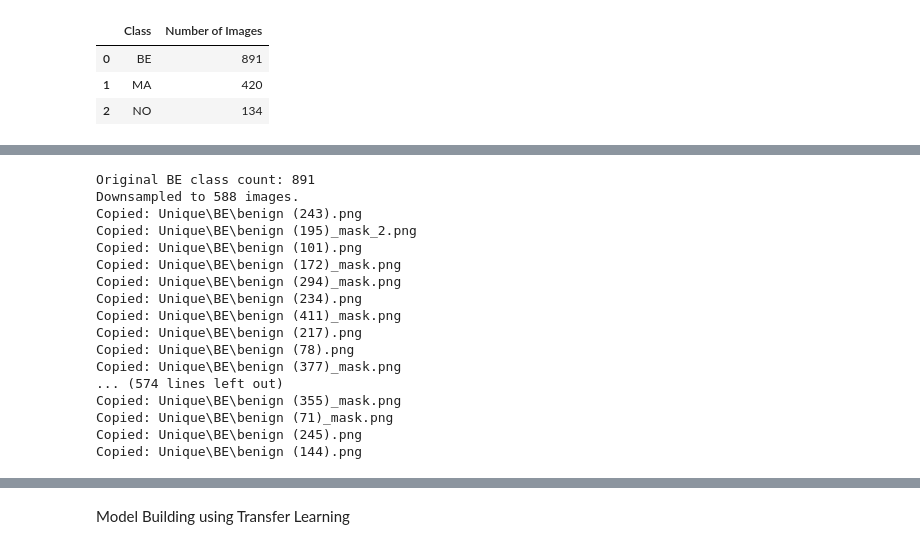
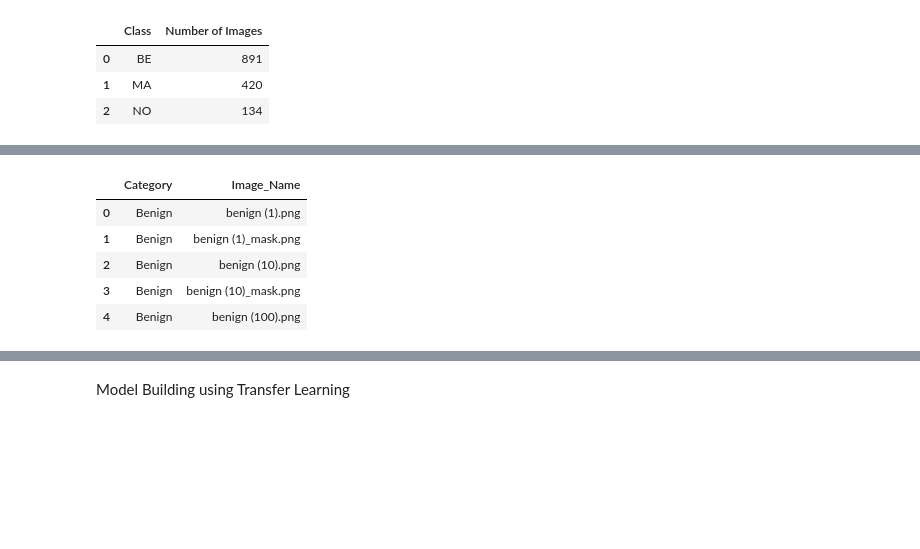
Before and after one commit to Salako07/Cancer-Tumor-Classifier, a Jupyter notebook: code.ipynb, the cells around one changed output, grey strips where cells are left out. Drawn from its saved outputs; the diff is of its cells as text; code cells hidden in the pictures; blank space fills up the shorter version.

```diff
--- a/code.ipynb
+++ b/code.ipynb
@@ -424,58 +337,22 @@ To fix the Imbalance
-# %%
-import os
-import shutil
-from sklearn.utils import resample
-
-def downsample_class(dataset_path, class_name, target_count):
-    class_path = os.path.join(dataset_path, class_name)
-
-    # Check for valid image files
-    valid_extensions = ('.png')  # Add more extensions if needed
-    images = [os.path.join(class_path, img) for img in os.listdir(class_path)
-              if img.lower().endswith(valid_extensions) and os.path.isfile(os.path.join(class_path, img))]
-
-    original_count = len(images)
-    print(f'Original {class_name} class count: {original_count}')
-
-    if original_count < target_count:
-        print(f"Warning: Only {original_count} images available. Downsampling to available count.")
-        downsampled_images = images  # Use all available images
-    else:
-        # Downsample the images
-        downsampled_images = resample(images, n_samples=target_count, random_state=40)
-        print(f"Downsampled to {len(downsampled_images)} images.")
-
-    # Move downsampled images to a new folder
-    new_dir = os.path.join(dataset_path, 'downsampled_BE', class_name)
-
-    # Clear the old folder if it exists
-    if os.path.exists(new_dir):
-        shutil.rmtree(new_dir)
-
-    os.makedirs(new_dir, exist_ok=True)
-
-    # Copy the downsampled images
-    for img in downsampled_images:
-        shutil.copy(img, new_dir)
-        print(f"Copied: {img}")  # Print the path of the copied image
-
-# Downsample BE class to 420 images
-downsample_class('Unique', 'BE', 588)
-# %% [output]
-Original BE class count: 891
-Downsampled to 588 images.
-Copied: Unique\BE\benign (243).png
-Copied: Unique\BE\benign (195)_mask_2.png
-Copied: Unique\BE\benign (101).png
-Copied: Unique\BE\benign (172)_mask.png
-Copied: Unique\BE\benign (294)_mask.png
-Copied: Unique\BE\benign (234).png
-Copied: Unique\BE\benign (411)_mask.png
-Copied: Unique\BE\benign (217).png
-Copied: Unique\BE\benign (78).png
-Copied: Unique\BE\benign (377)_mask.png
-... (574 lines left out)
-Copied: Unique\BE\benign (355)_mask.png
-Copied: Unique\BE\benign (71)_mask.png
-Copied: Unique\BE\benign (245).png
-Copied: Unique\BE\benign (144).png
+# %%
+# Count images in each folder
+benign_images = len(os.listdir('Unique\Benign'))
+malignant_images = len(os.listdir('Unique\Malignant'))
+normal_images = len(os.listdir(r'Unique\Normal'))
+
+image_data = {
+    'Category': ['Benign'] * benign_images + ['Malignant'] * malignant_images + ['Normal'] * normal_images,
+    'Image_Name': os.listdir('Unique\Benign') + os.listdir('Unique\Malignant') + os.listdir(r'Unique\Normal')
+}
+
+# Convert it to a DataFrame
+dt = pd.DataFrame(image_data)
+# %%
+dt.head()
+# %% [output]
+|  | Category | Image_Name |
+| 0 | Benign | benign (1).png |
+| 1 | Benign | benign (1)_mask.png |
+| 2 | Benign | benign (10).png |
+| 3 | Benign | benign (10)_mask.png |
+| 4 | Benign | benign (100).png |
```
Also changed, not shown: parts of 48 cells of this notebook.
